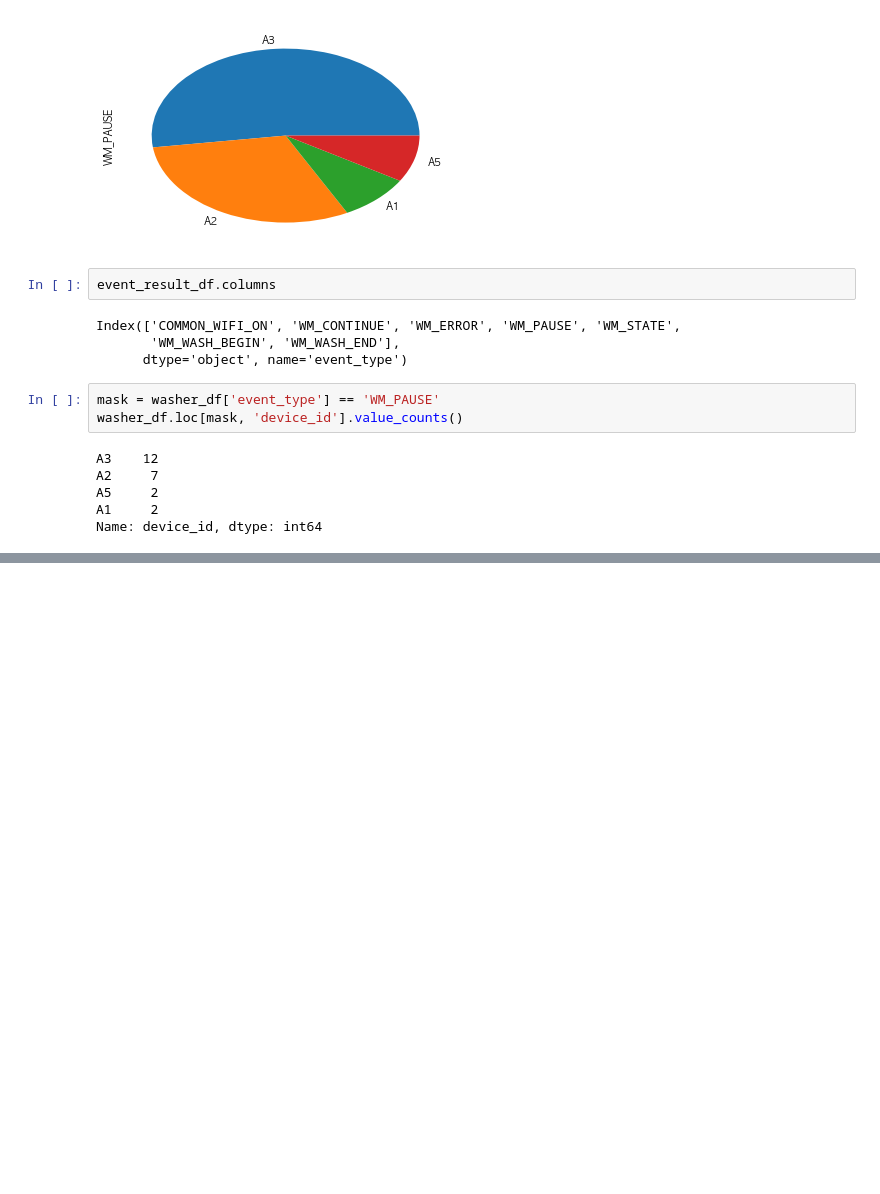
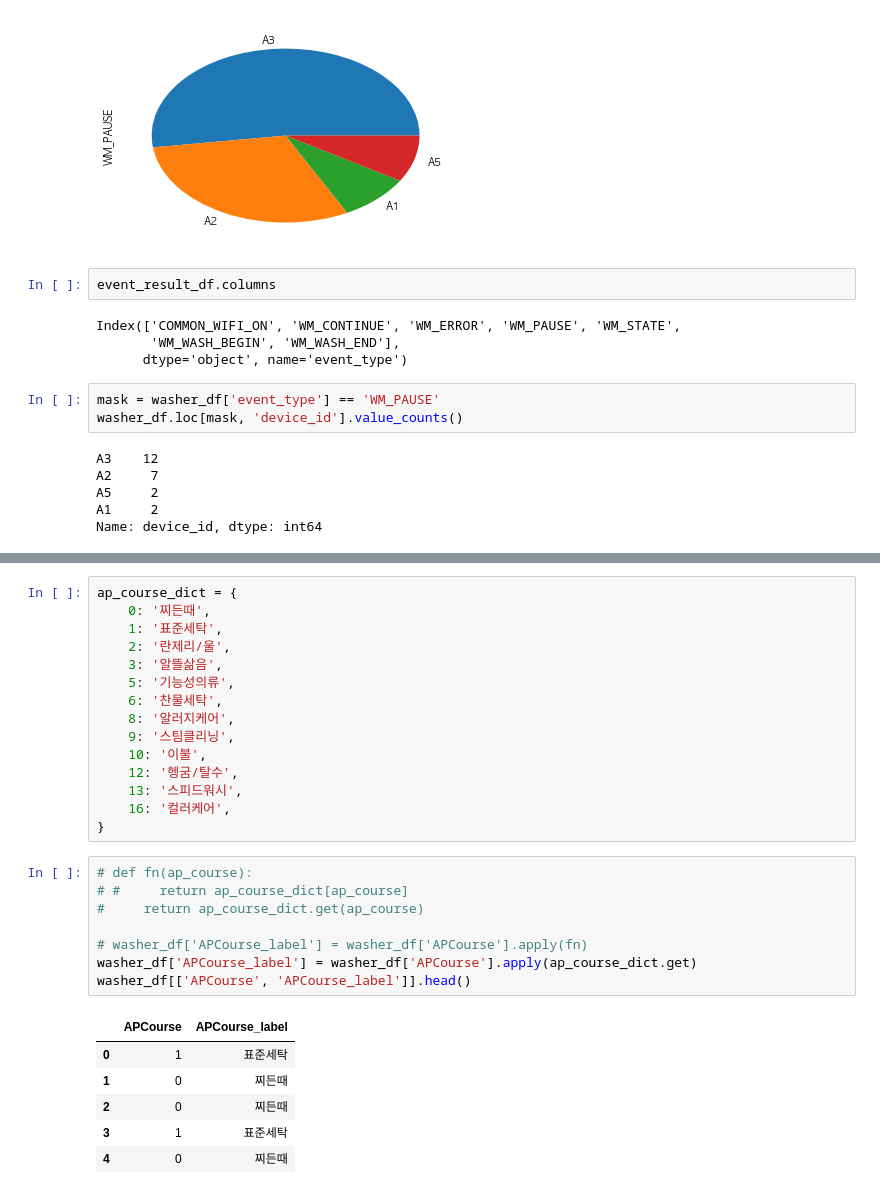
Before and after one commit to CodingSta/demo-lge-201811, a Jupyter notebook: 3일차.ipynb, the cells around one changed output, grey strips where cells are left out. Cells and saved outputs as stored; diff of their text form; blank space fills up the shorter version.

```diff
--- a/3일차.ipynb
+++ b/3일차.ipynb
@@ -906,0 +923,30 @@ Name: device_id, dtype: int64
+# %%
+ap_course_dict = {
+    0: '찌든때',
+    1: '표준세탁',
+    2: '란제리/울',
+    3: '알뜰삶음',
+    5: '기능성의류',
+    6: '찬물세탁',
+    8: '알러지케어',
+    9: '스팀클리닝',
+    10: '이불',
+    12: '헹굼/탈수',
+    13: '스피드워시',
+    16: '컬러케어',
+}
+# %%
+# def fn(ap_course):
+# #     return ap_course_dict[ap_course]
+#     return ap_course_dict.get(ap_course)
+
+# washer_df['APCourse_label'] = washer_df['APCourse'].apply(fn)
+washer_df['APCourse_label'] = washer_df['APCourse'].apply(ap_course_dict.get)
+washer_df[['APCourse', 'APCourse_label']].head()
+# %% [output]
+|  | APCourse | APCourse_label |
+| 0 | 1 | 표준세탁 |
+| 1 | 0 | 찌든때 |
+| 2 | 0 | 찌든때 |
+| 3 | 1 | 표준세탁 |
+| 4 | 0 | 찌든때 |
```
Also changed, not shown: parts of 4 cells of this notebook.
